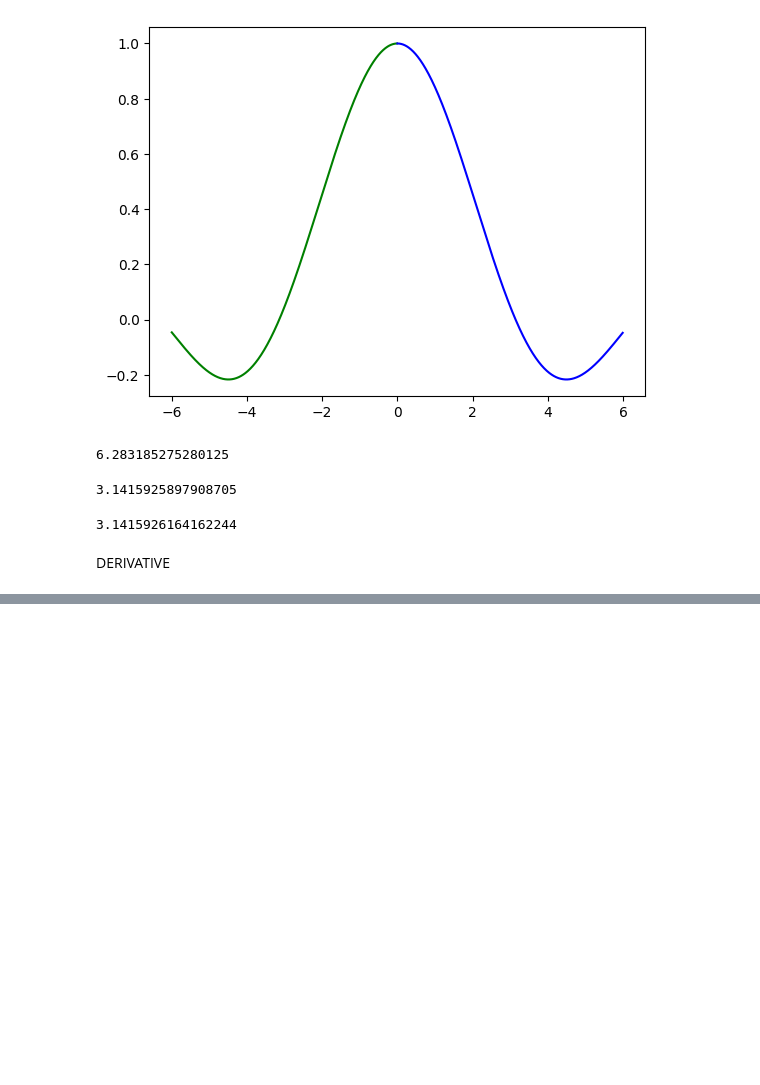
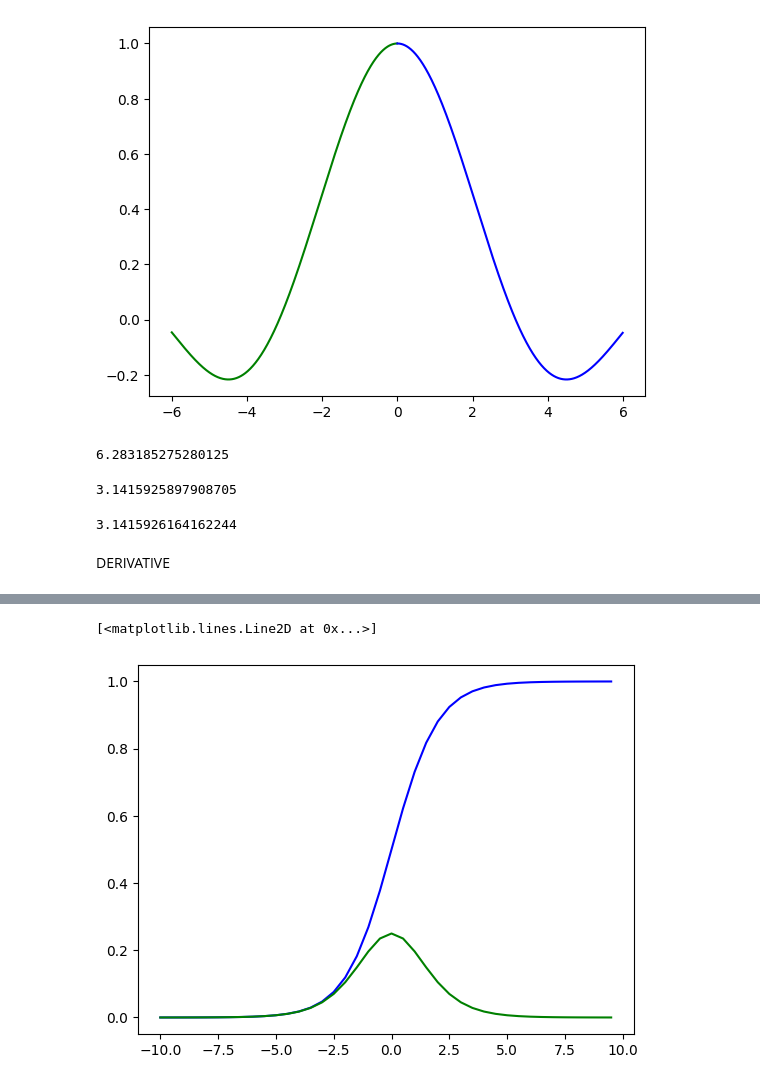
Before and after one commit to Chef221/AIO_Code, a Jupyter notebook: AI_Code/MathAI.ipynb, the cells around one changed output, grey strips where cells are left out. Saved outputs shown, nothing was run; the diff lists cells and outputs as text; code cells hidden in the pictures; blank space fills up the shorter version.

```diff
--- a/AI_Code/MathAI.ipynb
+++ b/AI_Code/MathAI.ipynb
@@ -82,0 +100,14 @@ i = 5: x5 = x4 - f(x4) / f'(x4) = 1.41421
+# %%
+def autograd(x, epsilon=1e-6):
+    delta_y = sigmoid(x + epsilon) - sigmoid(x)
+    return delta_y / epsilon
+
+x_data = np.arange(-10, 10, 0.5).tolist()
+y_data = [sigmoid(x) for x in x_data]
+
+dy_data = [autograd(x) for x in x_data]
+plt.plot(x_data, y_data, 'b')
+plt.plot(x_data, dy_data, 'g')
+# %% [output]
+[<matplotlib.lines.Line2D at 0x...>]
+[figure, added]
```
Also changed, not shown: parts of 2 cells of this notebook.
